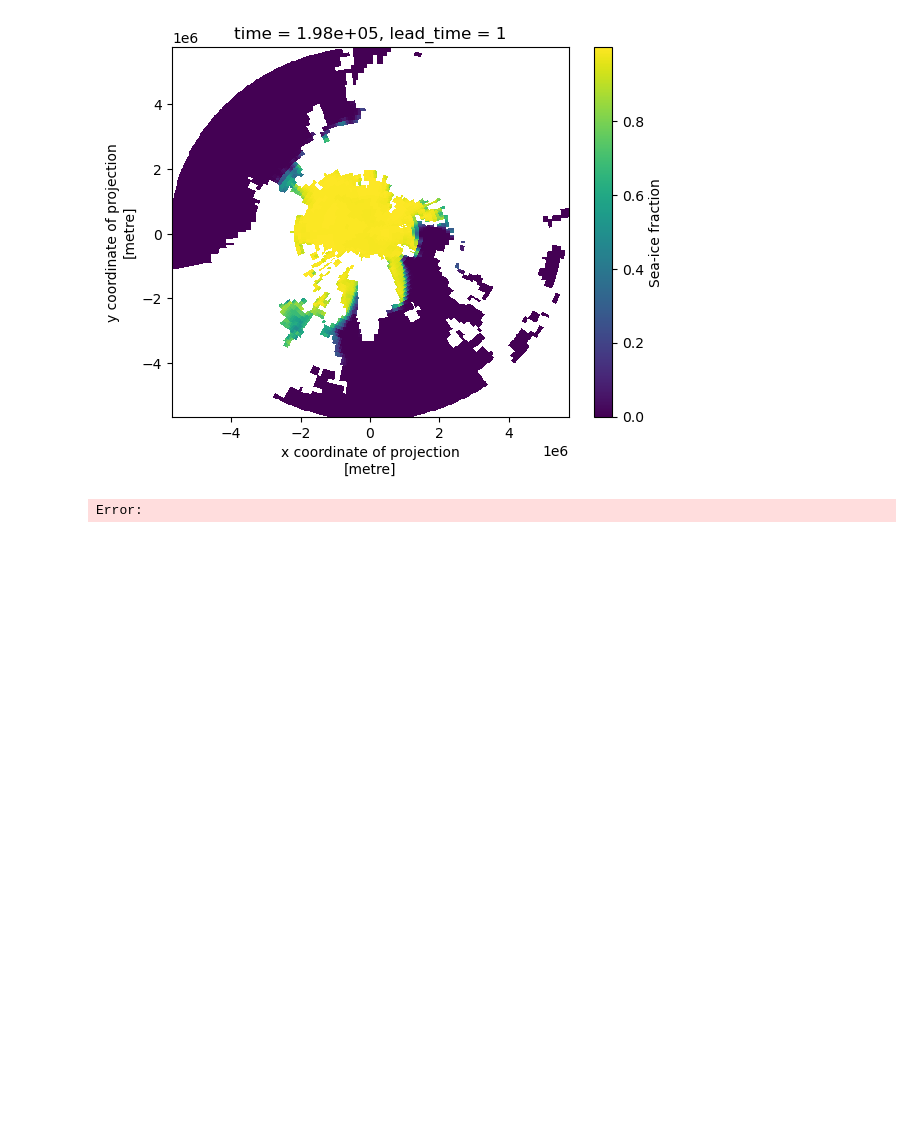
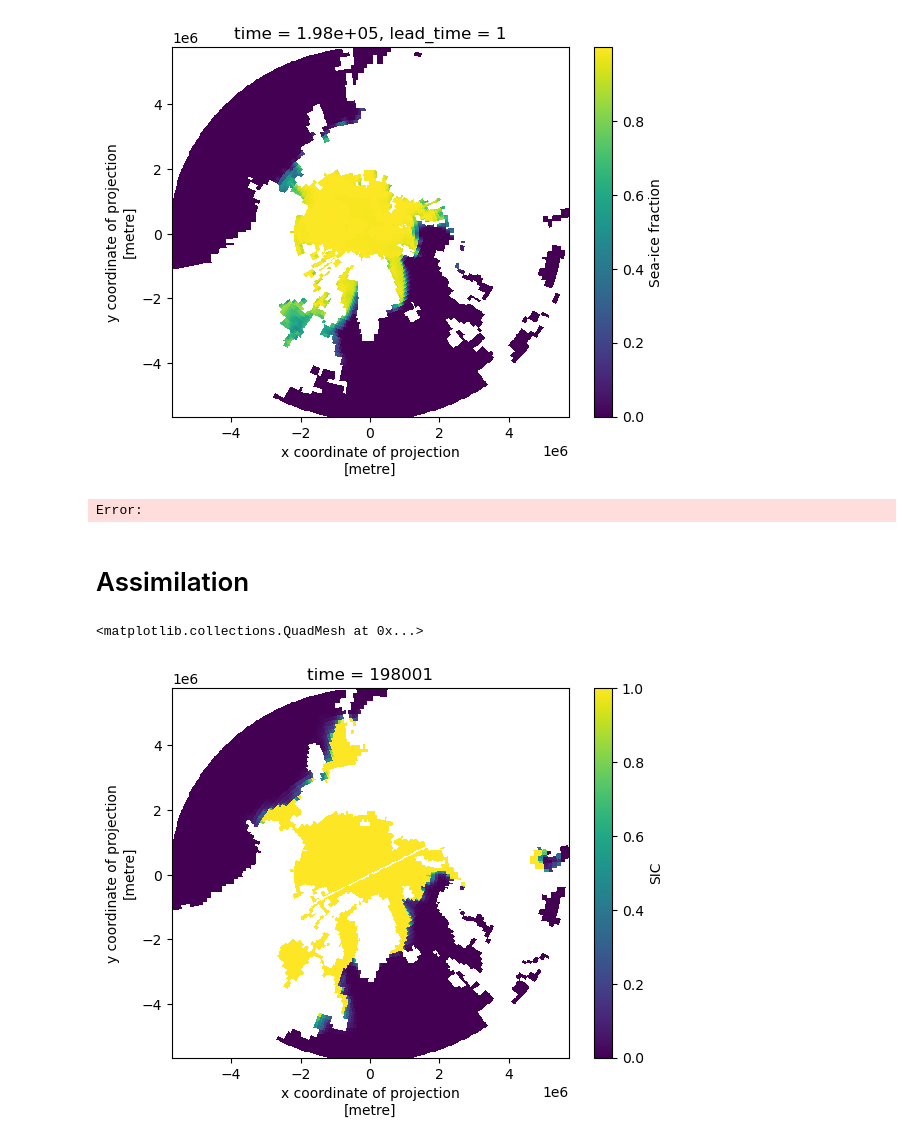
Before and after one commit to ParsaGooya/SI_seasonal_forecast_adjustment, a Jupyter notebook: proj.ipynb, the cells around one changed output. Drawn from its saved outputs; the diff is of its cells as text; code cells hidden in the pictures; blank space fills up the shorter version.

```diff
--- a/proj.ipynb
+++ b/proj.ipynb
@@ -94,3 +94,17 @@ ds[0,0,0].plot()
 <matplotlib.collections.QuadMesh at 0x...>
 [figure]
 Error:
+# %% [markdown]
+# Assimilation
+# %%
+e = 1
+assim_in = xr.open_dataset(f'/space/hall5/sitestore/eccc/crd/ccrn/users/rpg002/data/SI/assimilation/CanESM5_SICN_Omon_assimilation_1x1_e{10}.nc')['SIC']
+assim_in = assim_in.where(assim_in<1000, np.nan).clip(0,1)
+assim_in = assim_in.where(assim_in.lat > 40, drop = True)
+assim_in = edit_coords(assim_in)
+assim_in_projected = proj(assim_in).drop('spatial_ref').to_dataset()
+# %%
+assim_in_projected['SIC'][0].plot()
+# %% [output]
+<matplotlib.collections.QuadMesh at 0x...>
+[figure, added]
```
Also changed, not shown: parts of 3 cells of this notebook, 24 other files.
